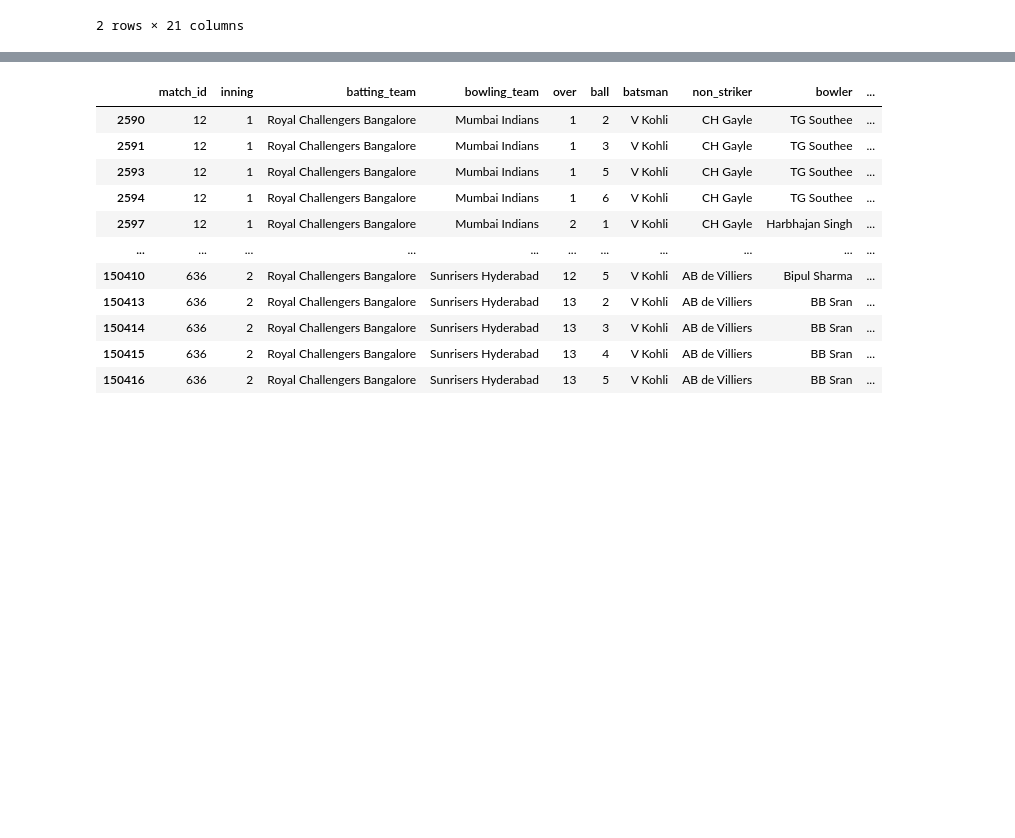
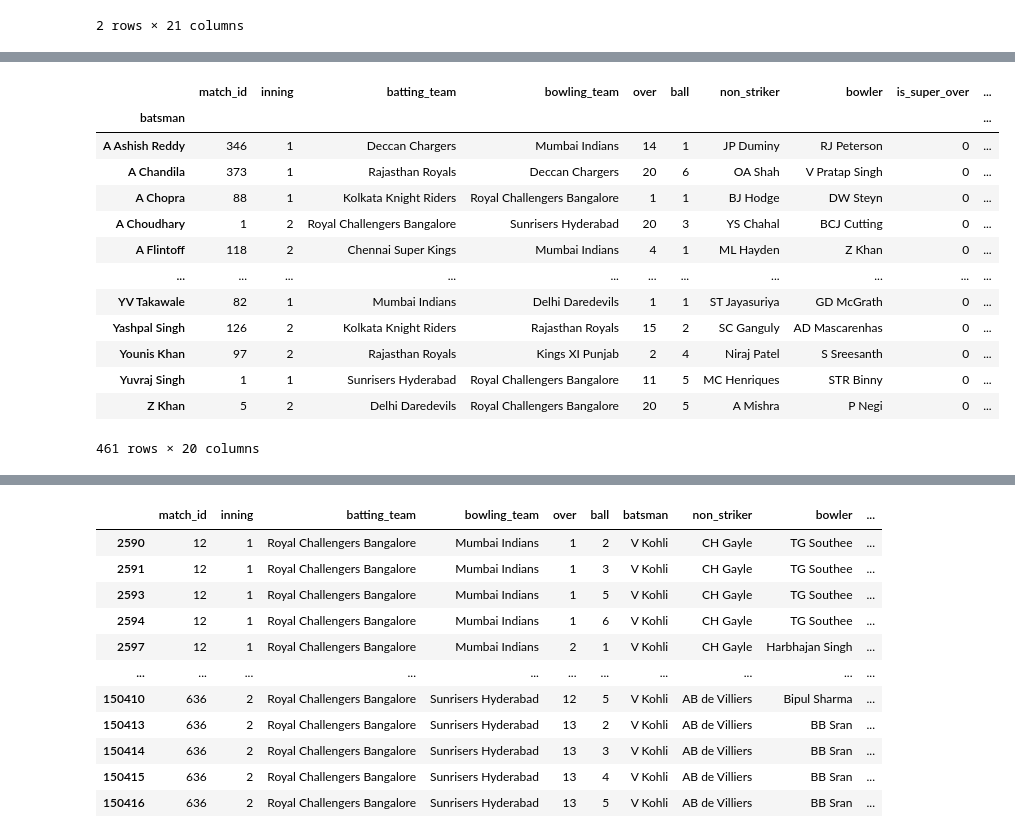
Before and after one commit to Uqbaahmad/Machinelearning_pt1, a Jupyter notebook: Numpy/pd_ipl_analysis.ipynb, the cells around one changed output, grey strips where cells are left out. Drawn from its saved outputs; the diff is of its cells as text; code cells hidden in the pictures; blank space fills up the shorter version.

```diff
--- a/Numpy/pd_ipl_analysis.ipynb
+++ b/Numpy/pd_ipl_analysis.ipynb
@@ -536,0 +539,2 @@ delivery.head(2)
+# %%
+bat = delivery.groupby('batsman')
@@ -536,0 +565,17 @@ delivery.head(2)
+# %%
+bat.first()
+# %% [output]
+|  | match_id | inning | batting_team | bowling_team | over | ball | non_striker | bowler | is_super_over | ... |
+| batsman |  |  |  |  |  |  |  |  |  | ... |
+| A Ashish Reddy | 346 | 1 | Deccan Chargers | Mumbai Indians | 14 | 1 | JP Duminy | RJ Peterson | 0 | ... |
+| A Chandila | 373 | 1 | Rajasthan Royals | Deccan Chargers | 20 | 6 | OA Shah | V Pratap Singh | 0 | ... |
+| A Chopra | 88 | 1 | Kolkata Knight Riders | Royal Challengers Bangalore | 1 | 1 | BJ Hodge | DW Steyn | 0 | ... |
+| A Choudhary | 1 | 2 | Royal Challengers Bangalore | Sunrisers Hyderabad | 20 | 3 | YS Chahal | BCJ Cutting | 0 | ... |
+| A Flintoff | 118 | 2 | Chennai Super Kings | Mumbai Indians | 4 | 1 | ML Hayden | Z Khan | 0 | ... |
+| ... | ... | ... | ... | ... | ... | ... | ... | ... | ... | ... |
+| YV Takawale | 82 | 1 | Mumbai Indians | Delhi Daredevils | 1 | 1 | ST Jayasuriya | GD McGrath | 0 | ... |
+| Yashpal Singh | 126 | 2 | Kolkata Knight Riders | Rajasthan Royals | 15 | 2 | SC Ganguly | AD Mascarenhas | 0 | ... |
+| Younis Khan | 97 | 2 | Rajasthan Royals | Kings XI Punjab | 2 | 4 | Niraj Patel | S Sreesanth | 0 | ... |
+| Yuvraj Singh | 1 | 1 | Sunrisers Hyderabad | Royal Challengers Bangalore | 11 | 5 | MC Henriques | STR Binny | 0 | ... |
+| Z Khan | 5 | 2 | Delhi Daredevils | Royal Challengers Bangalore | 20 | 5 | A Mishra | P Negi | 0 | ... |
+461 rows × 20 columns
```
Also changed, not shown: parts of 18 cells of this notebook, 1 other file.
